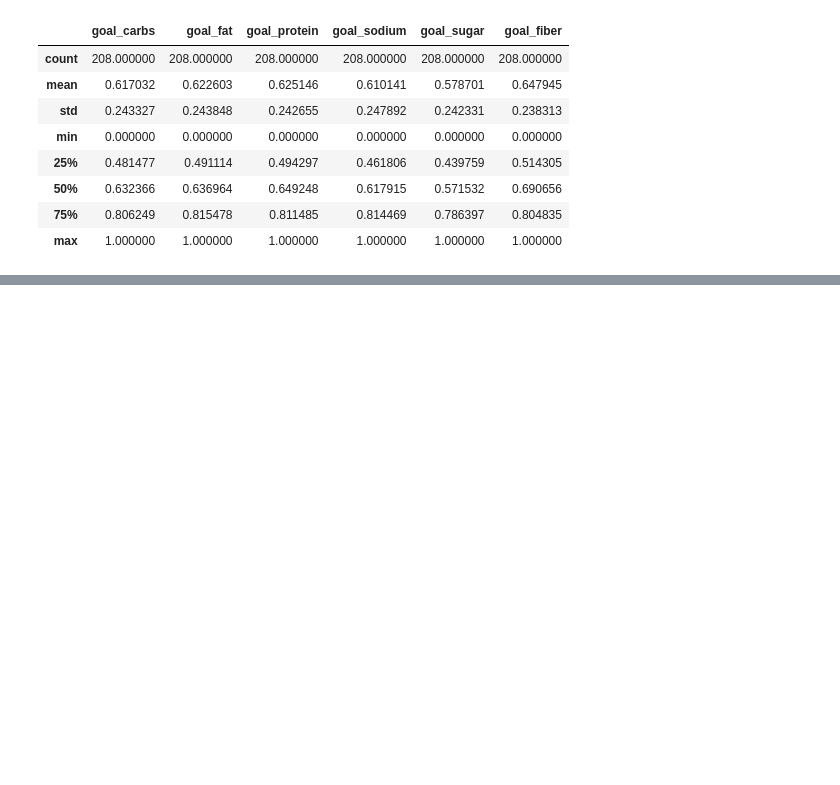
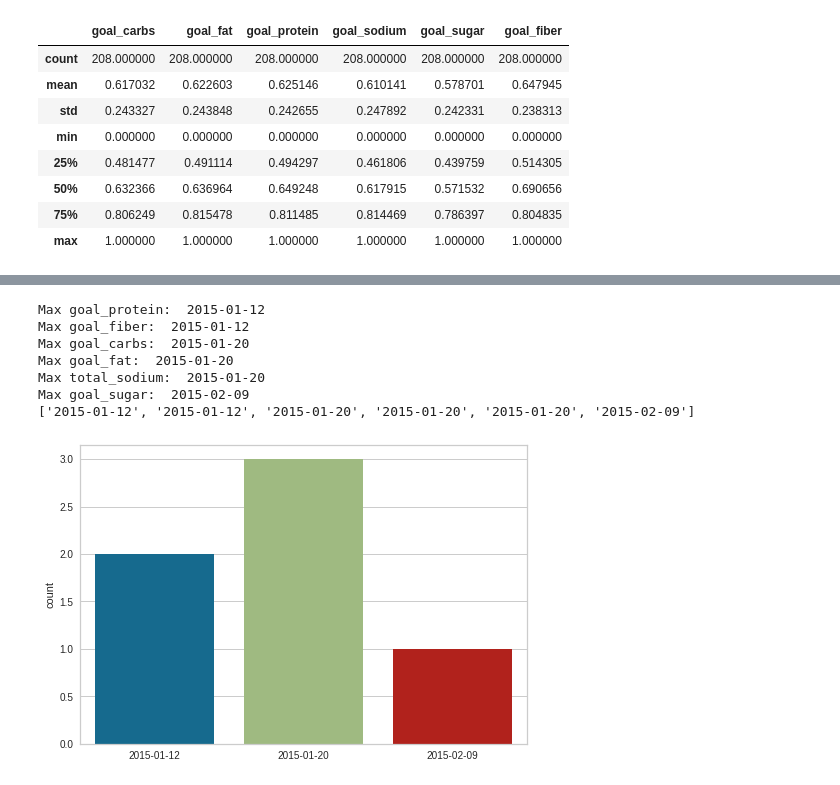
Before and after one commit to dbera17/ML, a Jupyter notebook: final_proj_clust123.ipynb, the cells around one changed output, grey strips where cells are left out. Drawn from its saved outputs; the diff is of its cells as text; code cells hidden in the pictures; blank space fills up the shorter version.

```diff
--- a/final_proj_clust123.ipynb
+++ b/final_proj_clust123.ipynb
@@ -410,0 +519,16 @@ data_point.describe([0.99])
+# %%
+data_point_goals= {}
+# data_point['Week_Day'] = data["Week_Day"]
+data_point_goals['goal_carbs'] = data["goal_carbs"]
+data_point_goals['goal_fat'] = data["goal_fat"]
+data_point_goals['goal_protein'] = data["goal_protein"]
+data_point_goals['goal_sodium'] = data["goal_sodium"]
+data_point_goals['goal_sugar'] = data["goal_sugar"]
+data_point_goals['goal_fiber'] = data["goal_fiber"]
+
+
+# for i in range(len(data_point['Week_Day'])):
+#     data_point['Week_Day'][i]= getDayNum(data_point['Week_Day'][i])
+
+data_point_goals = pd.DataFrame(data_point_goals)
+data_point_goals.describe([0.99])
@@ -411 +544,34 @@ data_point.describe([0.99])
+# %%
+max_dates = []
+for i in range(208):
+    if(data_point_goals['goal_carbs'][i] == 869339.000000):
+        print("Max goal_carbs:  "+data['Date'][i])
+        max_dates.append(data['Date'][i])
+    if(data_point_goals['goal_fat'][i] == 275627.000000):
+        print("Max goal_fat:  "+data['Date'][i])
+        max_dates.append(data['Date'][i])
+    if(data_point_goals['goal_protein'][i] == 514647.000000):
+        max_dates.append(data['Date'][i])
+        print("Max goal_protein:  "+data['Date'][i])
+    if(data_point_goals['goal_sodium'][i] == 7.126050e+06):
+        print("Max total_sodium:  "+data['Date'][i])
+        max_dates.append(data['Date'][i])
+    if(data_point_goals['goal_sugar'][i] == 197483.000000):
+        print("Max goal_sugar:  "+data['Date'][i])
+        max_dates.append(data['Date'][i])
+    if(data_point_goals['goal_fiber'][i] == 54484.000000):
+        print("Max goal_fiber:  "+data['Date'][i])
+        max_dates.append(data['Date'][i])
+print(max_dates)
+sns.countplot(x=max_dates)
+plt.show()
+# %% [output]
+Max goal_protein:  2015-01-12
+Max goal_fiber:  2015-01-12
+Max goal_carbs:  2015-01-20
+Max goal_fat:  2015-01-20
+Max total_sodium:  2015-01-20
+Max goal_sugar:  2015-02-09
+['2015-01-12', '2015-01-12', '2015-01-20', '2015-01-20', '2015-01-20', '2015-02-09']
+[figure, added]
 # %%
```
Also changed, not shown: parts of 24 cells of this notebook.
